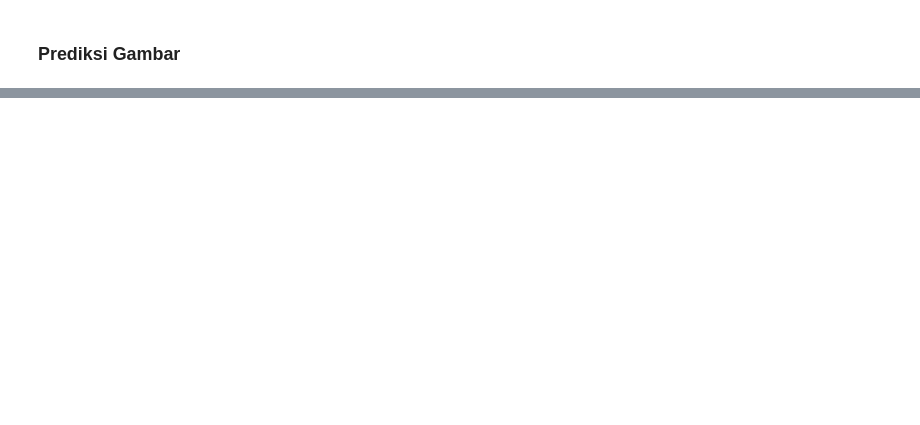
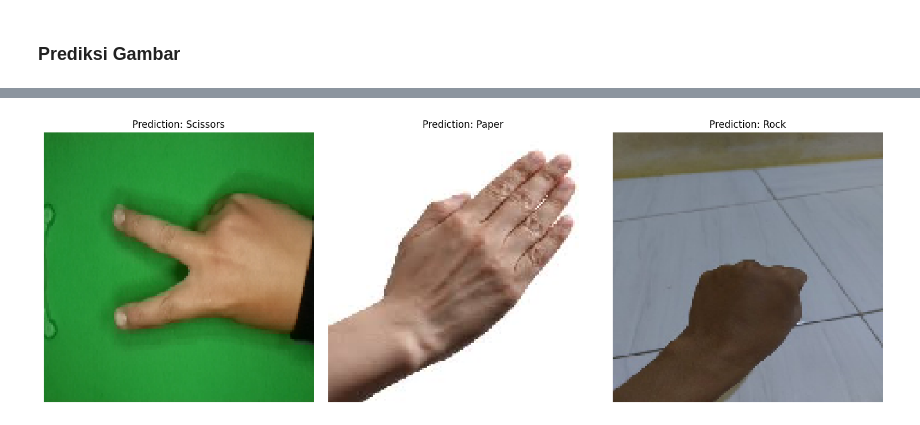
Before and after one commit to HafiizhTH/RockPaperScissors-Classification, a Jupyter notebook: ProyekAkhir_MachineLearning.ipynb, the cells around one changed output, grey strips where cells are left out. Cells and saved outputs as stored; diff of their text form; code cells hidden in the pictures; blank space fills up the shorter version.

```diff
--- a/ProyekAkhir_MachineLearning.ipynb
+++ b/ProyekAkhir_MachineLearning.ipynb
@@ -382,0 +422,40 @@ scissors
+# %%
+# Fungsi untuk memproses dan memprediksi gambar
+def load_and_predict(image_path):
+
+    # Muat gambar dengan ukuran target
+    img = image.load_img(image_path, target_size=(150, 150))
+
+    # Ubah gambar ke array dan normalisasi
+    x = image.img_to_array(img)
+    x = np.expand_dims(x, axis=0)
+    x = x / 255.0
+
+    # Prediksi
+    prediction = model.predict(x)
+    predicted_class = np.argmax(prediction, axis=1)
+
+    return img, predicted_class
+# %%
+# Gambar testing
+image_paths = [
+    '/content/rockpaperscissors/scissors/256MrhkDete6aQhP.png',
+    '/content/Rock-paper-scissors_(paper).jpeg',
+    '/content/20231130_130133.jpg'
+]
+
+# Hasil prediksi untuk setiap gambar
+fig, axes = plt.subplots(1, 3, figsize=(15, 5))
+
+for i, path in enumerate(image_paths):
+    img, predicted_class = load_and_predict(path)
+
+    # Menampilkan gambar
+    axes[i].imshow(img)
+    axes[i].axis('off')
+    axes[i].set_title(f"Prediction: {['Paper', 'Rock', 'Scissors'][predicted_class[0]]}")
+
+# Menampilkan plot
+plt.tight_layout()
+plt.show()
+# %% [output]
@@ -382,0 +465 @@ scissors
+[figure, added]
```
Also changed, not shown: parts of 18 cells of this notebook.
